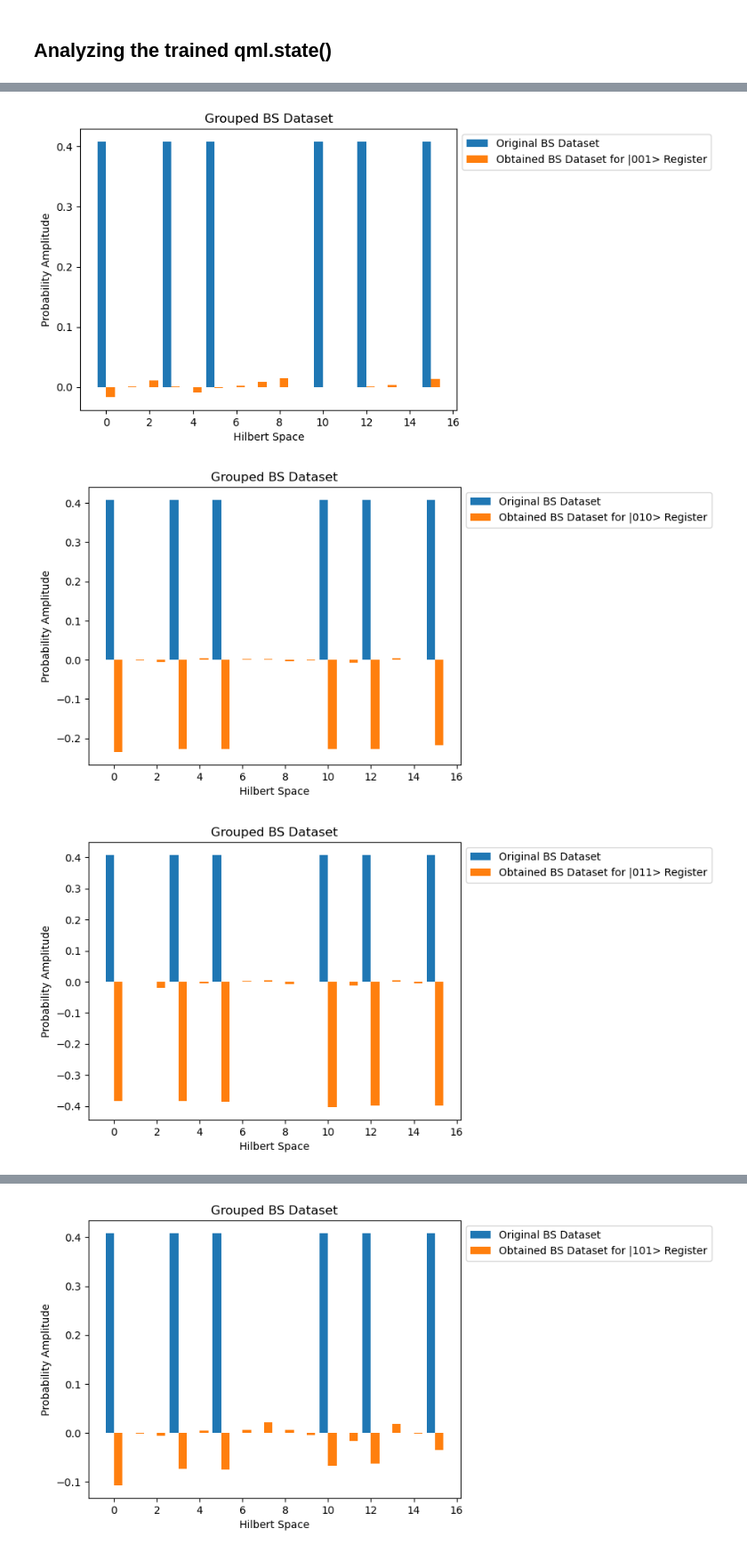
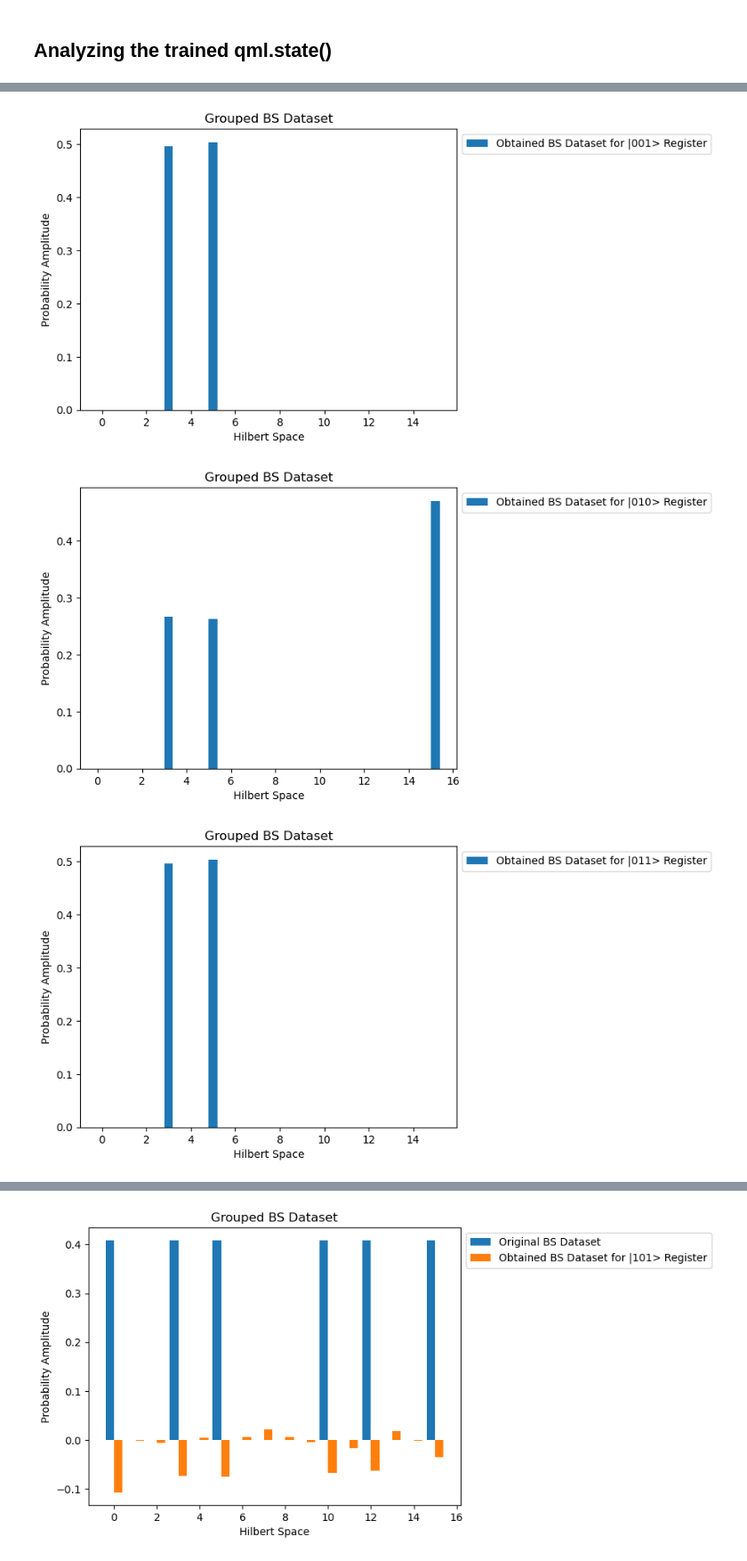
Before and after one commit to Ak-ash22/qcbm_hiwi, a Jupyter notebook: qcbm_project/bars_stripes_cat/trial.ipynb, the cells around one changed output, grey strips where cells are left out. Shown: that part at 89% size. Cells and saved outputs as stored; diff of their text form; code cells hidden in the pictures.

Commit message:
qkan work ie register basis training

```diff
--- a/qcbm_project/bars_stripes_cat/trial.ipynb
+++ b/qcbm_project/bars_stripes_cat/trial.ipynb
@@ -91,0 +102,3 @@ for i in nums_target:
+# %%
+target_dm = 1/len(nums_target) * (np.outer(p1,p1.conj()) + np.outer(p2,p2.conj()) + np.outer(p3,p3.conj()) + np.outer(p4,p4.conj())
+                                             + np.outer(p5,p5.conj()) + np.outer(p6,p6.conj()))
@@ -92,5 +112,5 @@ for i in nums_target:
 # %%
-target_dm = np.outer(target_psi,target_psi.conj())
+# target_dm = np.outer(target_psi,target_psi.conj())
 # %%
 ################ Checking the pennylane function qml.math.reduce_statevector()
 
@@ -164,7 +184,8 @@ class TraceDistanceLoss:
             float: Computed loss.
         """
         pxy = px - py
-        return self.tr_distance(pxy)
+        pxy_2 = pxy@pxy
+        return self.tr_distance(pxy_2)
 
 class QCBM:
 
@@ -243,7 +264,7 @@ opt = AdamOptimizer(stepsize=0.01)
 
 loss = []
 parameters = []
-n_epochs = 1000
+n_epochs = 1500
 i = 0
 
 while i < n_epochs:
@@ -319,8 +370,8 @@ image2 /= qnp.linalg.norm(image2)
 
 w, x = 0.4, np.arange(len(image2))
 
-plt.bar(x - w/2, target_psi, w, label='Original BS Dataset')
-plt.bar(x + w/2, image2, w, label='Obtained BS Dataset for |001> Register')
+# plt.bar(x - w/2, target_psi, w, label='Original BS Dataset')
+plt.bar(x, np.abs(image2)**2, w, label='Obtained BS Dataset for |001> Register')
 
 plt.xlabel('Hilbert Space')
 plt.ylabel('Probability Amplitude')
@@ -328,15 +379,15 @@ plt.title('Grouped BS Dataset')
 plt.legend(bbox_to_anchor=(1, 1), loc='upper left')
 plt.show()
 # %% [output]
-[figure, old version]
+[figure, new version]
 # %%
 image3 = qnp.round(psi[2::8],5)
 image3 /= qnp.linalg.norm(image3)
 
 w, x = 0.4, np.arange(len(image3))
 
-plt.bar(x - w/2, target_psi, w, label='Original BS Dataset')
-plt.bar(x + w/2, image3, w, label='Obtained BS Dataset for |010> Register')
+# plt.bar(x - w/2, target_psi, w, label='Original BS Dataset')
+plt.bar(x + w/2, np.abs(image3)**2, w, label='Obtained BS Dataset for |010> Register')
 
 plt.xlabel('Hilbert Space')
 plt.ylabel('Probability Amplitude')
@@ -344,23 +395,23 @@ plt.title('Grouped BS Dataset')
 plt.legend(bbox_to_anchor=(1, 1), loc='upper left')
 plt.show()
 # %% [output]
-[figure, old version]
+[figure, new version]
 # %%
 image4 = qnp.round(psi[3::8],5)
 image4 /= qnp.linalg.norm(image4)
 
 w, x = 0.4, np.arange(len(image4))
 
-plt.bar(x - w/2, target_psi, w, label='Original BS Dataset')
-plt.bar(x + w/2, image4, w, label='Obtained BS Dataset for |011> Register')
+# plt.bar(x - w/2, target_psi, w, label='Original BS Dataset')
+plt.bar(x, np.abs(image4)**2, w, label='Obtained BS Dataset for |011> Register')
 
 plt.xlabel('Hilbert Space')
 plt.ylabel('Probability Amplitude')
 plt.title('Grouped BS Dataset')
 plt.legend(bbox_to_anchor=(1, 1), loc='upper left')
 plt.show()
 # %% [output]
-[figure, old version]
+[figure, new version]
 # %%
 image5 = qnp.round(psi[4::8],5)
 image5 /= qnp.linalg.norm(image5)
```
Also changed, not shown: parts of 15 cells of this notebook, 1 other file.
